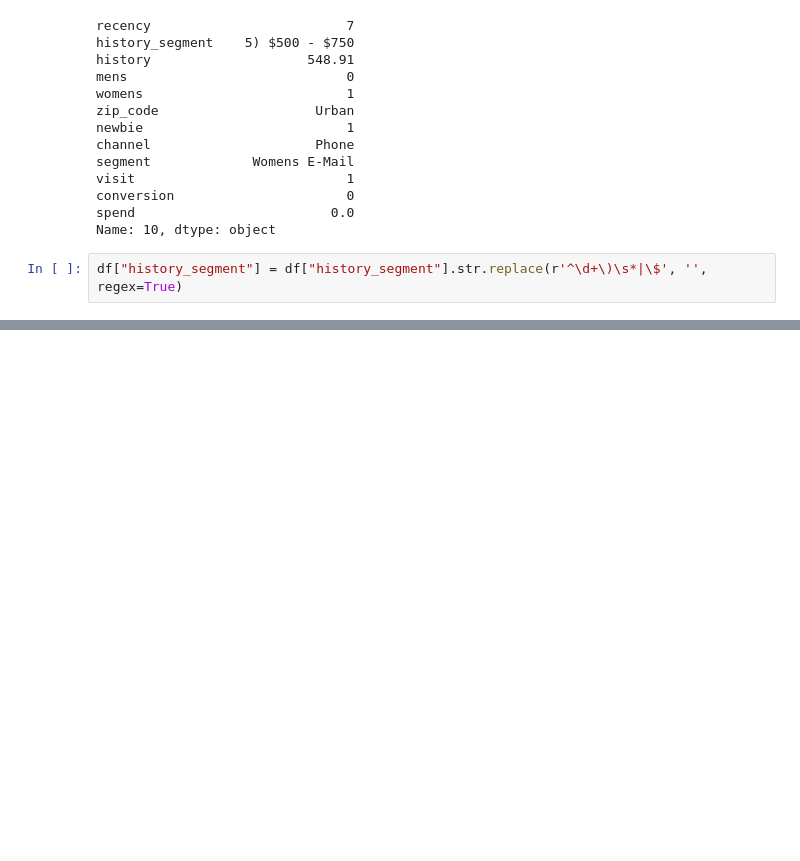
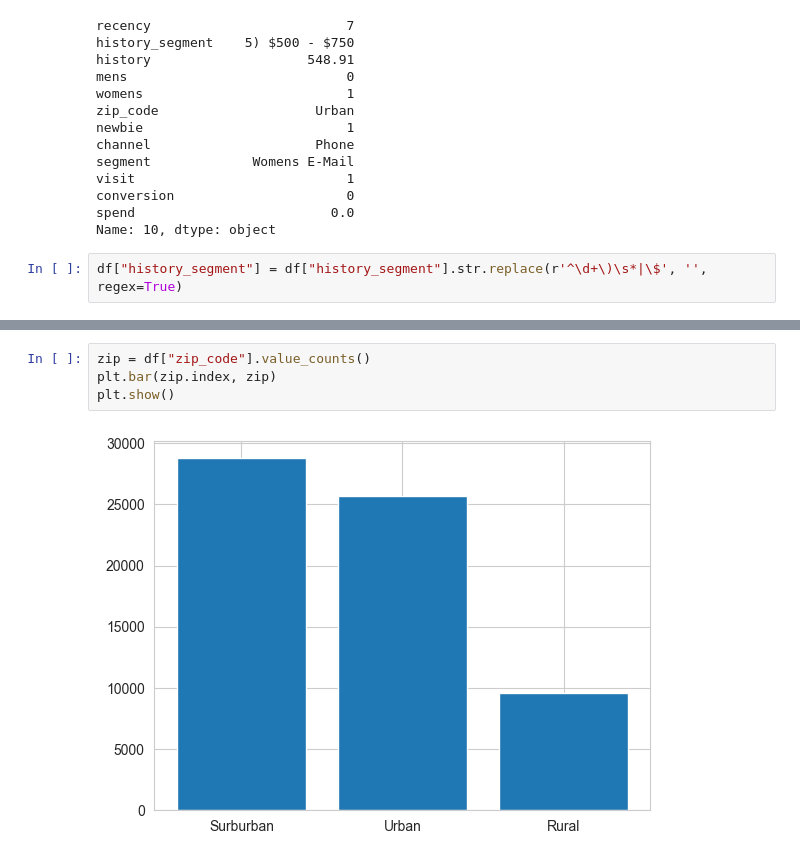
Before and after one commit to Fatemenamdar20/Project02-Customer-Analytics, a Jupyter notebook: Customer-Analytics.ipynb, the cells around one changed output, grey strips where cells are left out. Cells and saved outputs as stored; diff of their text form; blank space fills up the shorter version.

```diff
--- a/Customer-Analytics.ipynb
+++ b/Customer-Analytics.ipynb
@@ -176,0 +177,6 @@ plt.show()
+# %%
+zip = df["zip_code"].value_counts()
+plt.bar(zip.index, zip)
+plt.show()
+# %% [output]
+[figure, added]
```
Also changed, not shown: parts of 10 cells of this notebook.
